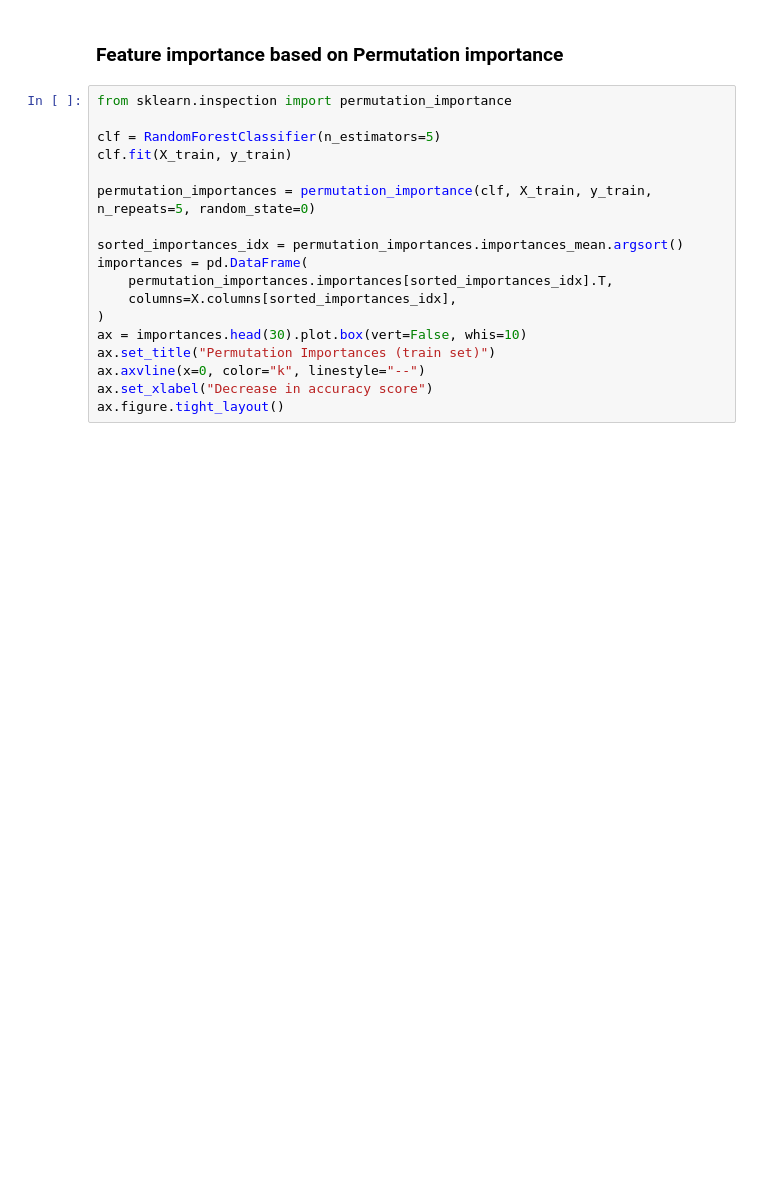
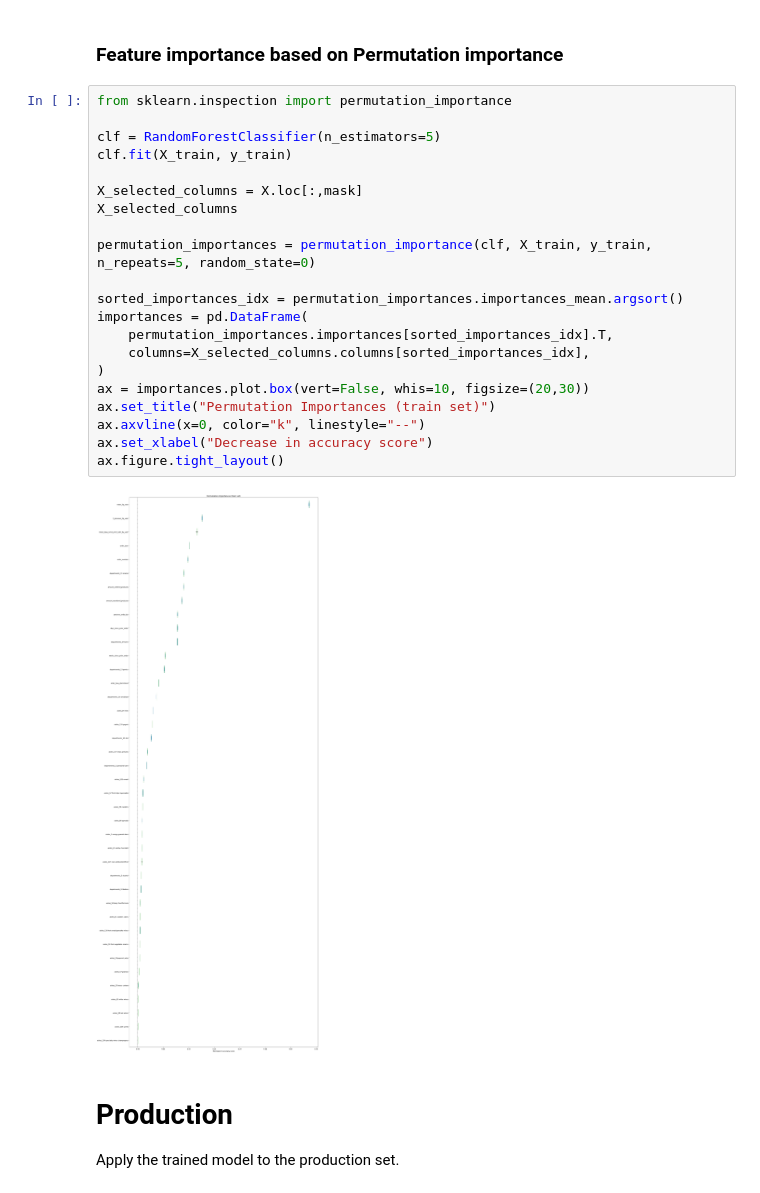
Before and after one commit to JonasHauth/Instacart-Tip-Prediction---Gruppe-6, a Jupyter notebook: Tip_Prediction_Instacart.ipynb, the cells around one changed output. Drawn from its saved outputs; the diff is of its cells as text; blank space fills up the shorter version.

```diff
--- a/Tip_Prediction_Instacart.ipynb
+++ b/Tip_Prediction_Instacart.ipynb
@@ -958,18 +949,26 @@ ax.figure.tight_layout()
 # %%
 from sklearn.inspection import permutation_importance
 
 clf = RandomForestClassifier(n_estimators=5)
 clf.fit(X_train, y_train)
 
+X_selected_columns = X.loc[:,mask]
+X_selected_columns
+
 permutation_importances = permutation_importance(clf, X_train, y_train, n_repeats=5, random_state=0)
 
 sorted_importances_idx = permutation_importances.importances_mean.argsort()
 importances = pd.DataFrame(
     permutation_importances.importances[sorted_importances_idx].T,
-    columns=X.columns[sorted_importances_idx],
+    columns=X_selected_columns.columns[sorted_importances_idx],
 )
-ax = importances.head(30).plot.box(vert=False, whis=10)
+ax = importances.plot.box(vert=False, whis=10, figsize=(20,30))
 ax.set_title("Permutation Importances (train set)")
 ax.axvline(x=0, color="k", linestyle="--")
 ax.set_xlabel("Decrease in accuracy score")
 ax.figure.tight_layout()
+# %% [output]
+[figure, added]
+# %% [markdown]
+# Production
+Apply the trained model to the production set.
```
Also changed, not shown: parts of 66 cells of this notebook.
